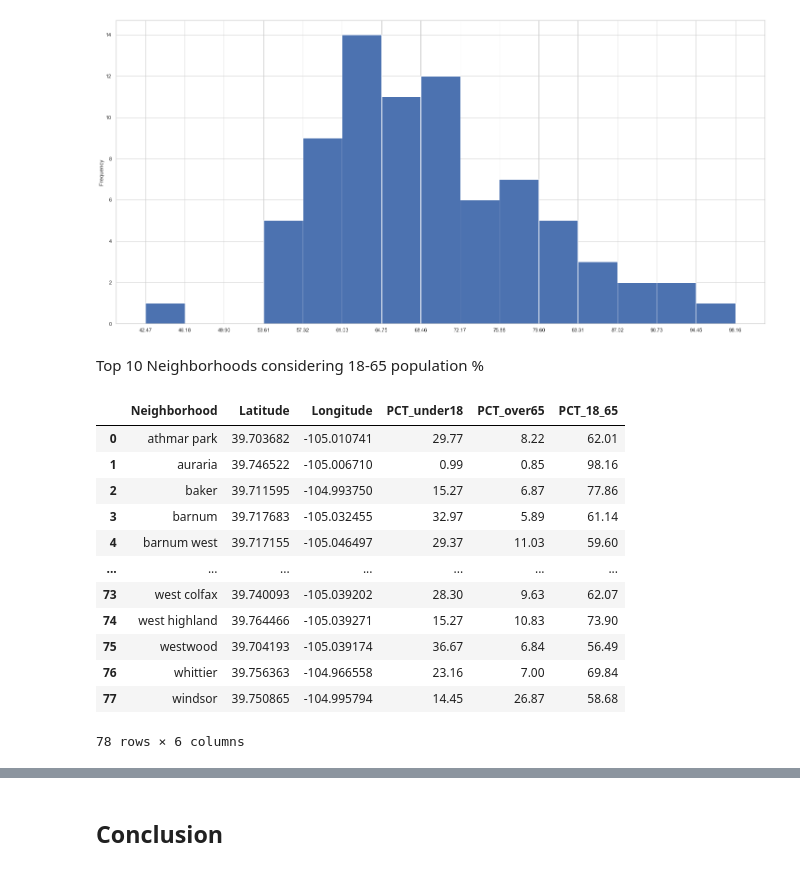
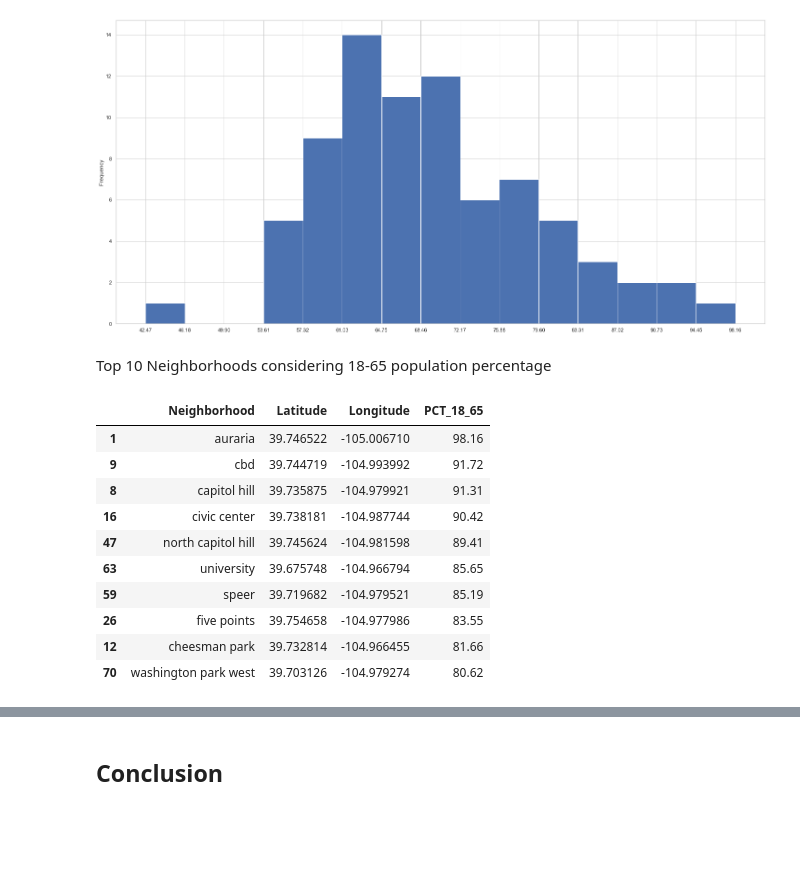
Before and after one commit to f1li/Coursera_Capstone, a Jupyter notebook: CrossFit Box In Denver.ipynb, the cells around one changed output, grey strips where cells are left out. Saved outputs shown, nothing was run; the diff lists cells and outputs as text; code cells hidden in the pictures; blank space fills up the shorter version.

```diff
--- a/CrossFit Box In Denver.ipynb
+++ b/CrossFit Box In Denver.ipynb
@@ -1038,28 +1044,28 @@ Denver_demo['PCT_18_65'].plot(kind='hist', figsize=(25, 12), bins = 15, xticks=b
 <AxesSubplot:ylabel='Frequency'>
 [figure]
 # %% [markdown]
-Top 10 Neighborhoods considering 18-65 population %
+Top 10 Neighborhoods considering 18-65 population percentage
 # %%
 Temp1 = Denver_demo['Neighborhood'].str.replace(' ','')
 Temp2 = Temp1.str.replace('/','')
 Temp3 = Temp2.str.replace('-','')
 Denver_demo['UnKey'] = Temp3.str.lower()
 Denver_Neigh['UnKey'] = Denver_Neigh['Neighborhood'].str.replace(' ','')
 DenverDemoSummary = Denver_Neigh.merge(Denver_demo, on='UnKey', how='inner')
 DenverDemoSummary.drop(columns=['UnKey', 'Neighborhood_y'], inplace=True)
 DenverDemoSummary.rename(columns={'Neighborhood_x':'Neighborhood'}, inplace=True)
-DenverDemoSummary
+Denver_18_65_Top10 = DenverDemoSummary.sort_values(by=['PCT_18_65'], ascending=False).head(10)
+Denver_18_65_Top10.drop(columns=['PCT_under18','PCT_over65'], inplace=True)
+Denver_18_65_Top10
 # %% [output]
-|  | Neighborhood | Latitude | Longitude | PCT_under18 | PCT_over65 | PCT_18_65 |
-| 0 | athmar park | 39.703682 | -105.010741 | 29.77 | 8.22 | 62.01 |
-| 1 | auraria | 39.746522 | -105.006710 | 0.99 | 0.85 | 98.16 |
-| 2 | baker | 39.711595 | -104.993750 | 15.27 | 6.87 | 77.86 |
-| 3 | barnum | 39.717683 | -105.032455 | 32.97 | 5.89 | 61.14 |
-| 4 | barnum west | 39.717155 | -105.046497 | 29.37 | 11.03 | 59.60 |
-| ... | ... | ... | ... | ... | ... | ... |
-| 73 | west colfax | 39.740093 | -105.039202 | 28.30 | 9.63 | 62.07 |
-| 74 | west highland | 39.764466 | -105.039271 | 15.27 | 10.83 | 73.90 |
-| 75 | westwood | 39.704193 | -105.039174 | 36.67 | 6.84 | 56.49 |
-| 76 | whittier | 39.756363 | -104.966558 | 23.16 | 7.00 | 69.84 |
-| 77 | windsor | 39.750865 | -104.995794 | 14.45 | 26.87 | 58.68 |
+|  | Neighborhood | Latitude | Longitude | PCT_18_65 |
+| 1 | auraria | 39.746522 | -105.006710 | 98.16 |
+| 9 | cbd | 39.744719 | -104.993992 | 91.72 |
+| 8 | capitol hill | 39.735875 | -104.979921 | 91.31 |
+| 16 | civic center | 39.738181 | -104.987744 | 90.42 |
+| 47 | north capitol hill | 39.745624 | -104.981598 | 89.41 |
+| 63 | university | 39.675748 | -104.966794 | 85.65 |
+| 59 | speer | 39.719682 | -104.979521 | 85.19 |
+| 26 | five points | 39.754658 | -104.977986 | 83.55 |
+| 12 | cheesman park | 39.732814 | -104.966455 | 81.66 |
+| 70 | washington park west | 39.703126 | -104.979274 | 80.62 |
-78 rows × 6 columns
```
Also changed, not shown: parts of 57 cells of this notebook.
